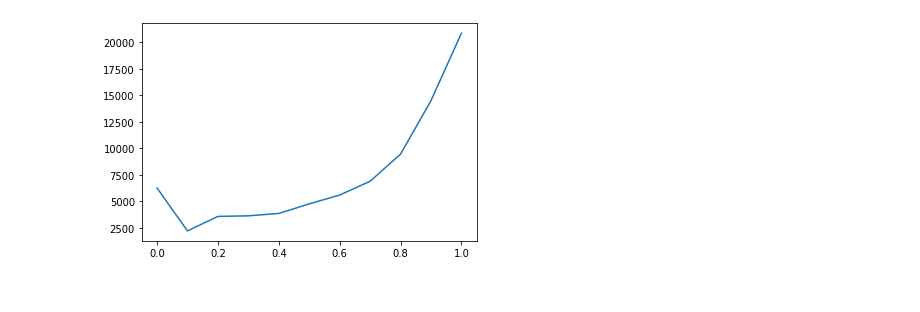
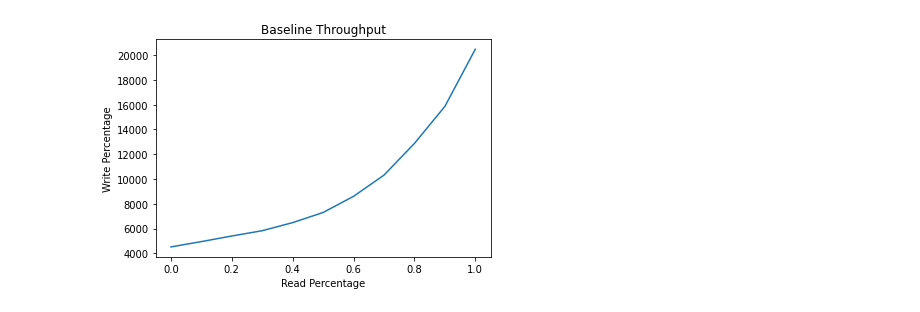
Before and after one commit to epyeh/zookeeper-benchmark, a Jupyter notebook: analysis/baseline.ipynb, the cells around one changed output. Cells and saved outputs as stored; diff of their text form; code cells hidden in the pictures.

```diff
--- a/analysis/baseline.ipynb
+++ b/analysis/baseline.ipynb
@@ -2,6 +2,6 @@
 from utils import *
 import matplotlib.pyplot as plt
 # %%
-data = get_mixrw_rate('../results/', step=10)
+data = get_mixrw_rate('../results/MRW-30', step=10)
 # %% [output]
 files:
@@ -19,4 +19,4 @@ files:
 # %%
 avg = {}
 for i, d in data.items():
-    avg[i] = avg_rate(d, filter=3)
+    avg[i] = avg_rate(d, filter=0)
@@ -35,12 +23,15 @@ for i, d in data.items():
 # %%
 x = []
 y = []
 for k, v in avg.items():
     x.append(k)
     y.append(v)
 
 plt.figure()
 plt.plot(x, y)
+plt.xlabel('Read Percentage')
+plt.ylabel('Write Percentage')
+plt.title('Baseline Throughput')
 plt.show()
 # %% [output]
-[figure, old version]
+[figure, new version]
```
Also changed, not shown: parts of 2 cells of this notebook, 3 other files.
